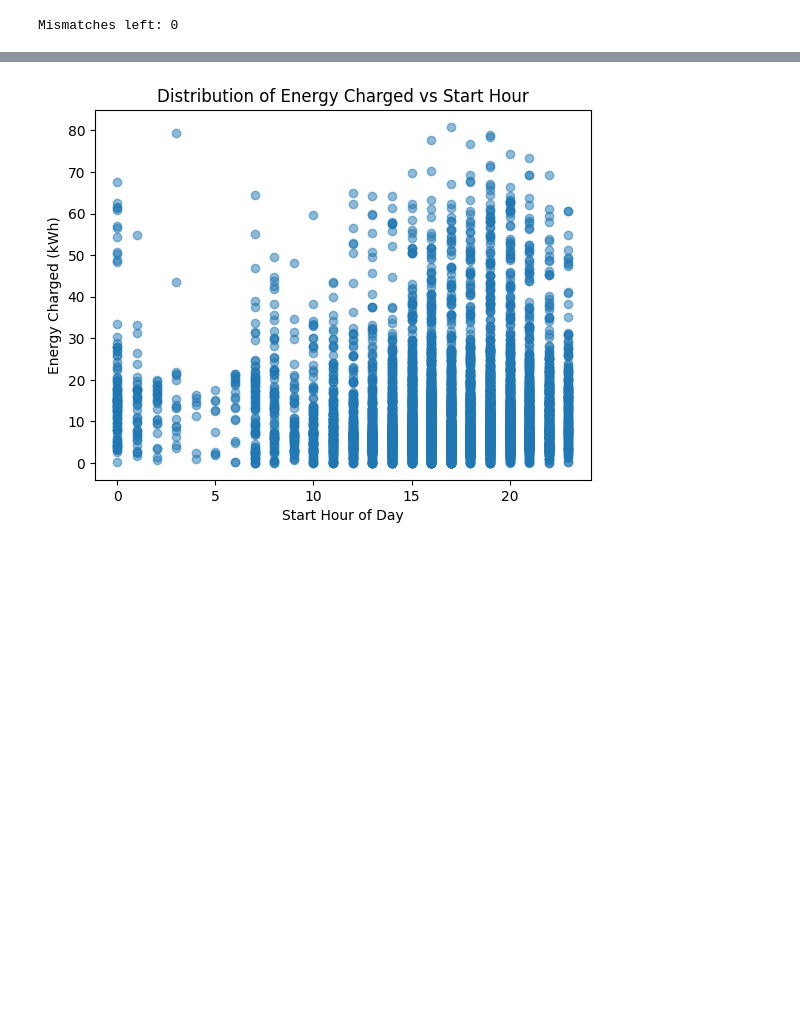
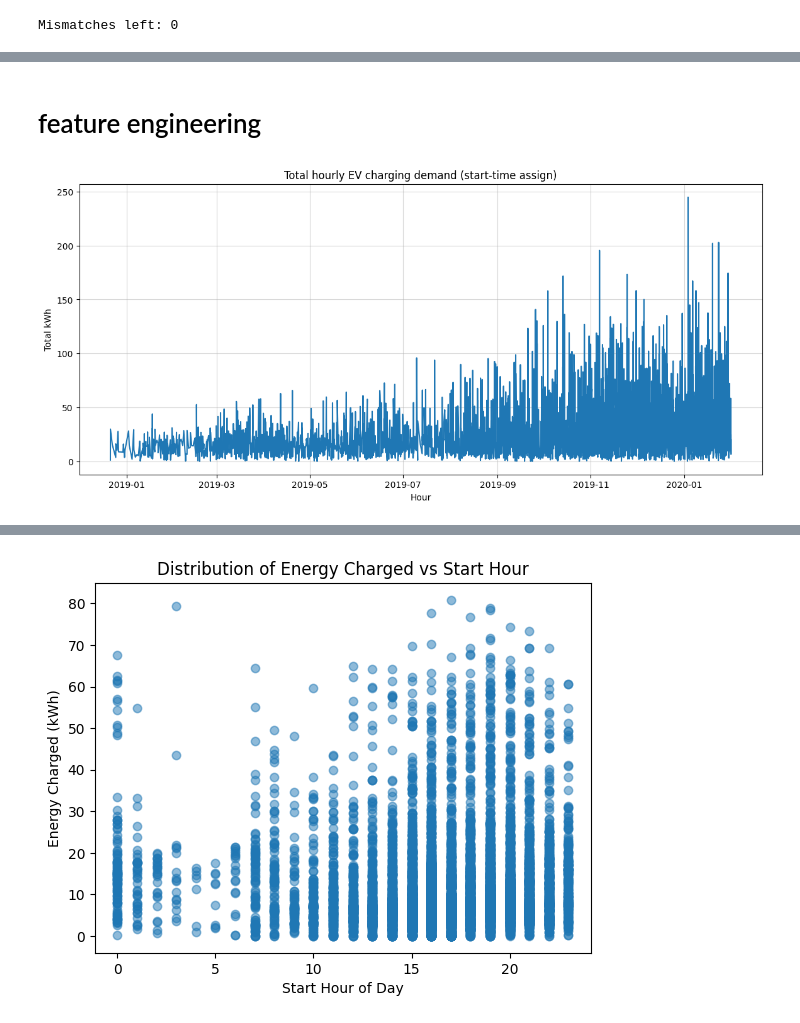
Before and after one commit to zahr888/mlops-ev-charging-predictor, a Jupyter notebook: notebooks/01_eda.ipynb, the cells around one changed output, grey strips where cells are left out. Cells and saved outputs as stored; diff of their text form; code cells hidden in the pictures; blank space fills up the shorter version.

```diff
--- a/notebooks/01_eda.ipynb
+++ b/notebooks/01_eda.ipynb
@@ -85,0 +173,12 @@ Mismatches left: 0
+# %% [markdown]
+# feature engineering
+# %%
+plt.figure(figsize=(14, 6))
+plt.plot(hourly_total.index, hourly_total['total_kwh'])
+plt.title('Total hourly EV charging demand (start-time assign)')
+plt.xlabel('Hour')
+plt.ylabel('Total kWh')
+plt.grid(True, alpha=0.5)
+plt.show()
+# %% [output]
+[figure, added]
```
Also changed, not shown: parts of 15 cells of this notebook, 23 other files.
